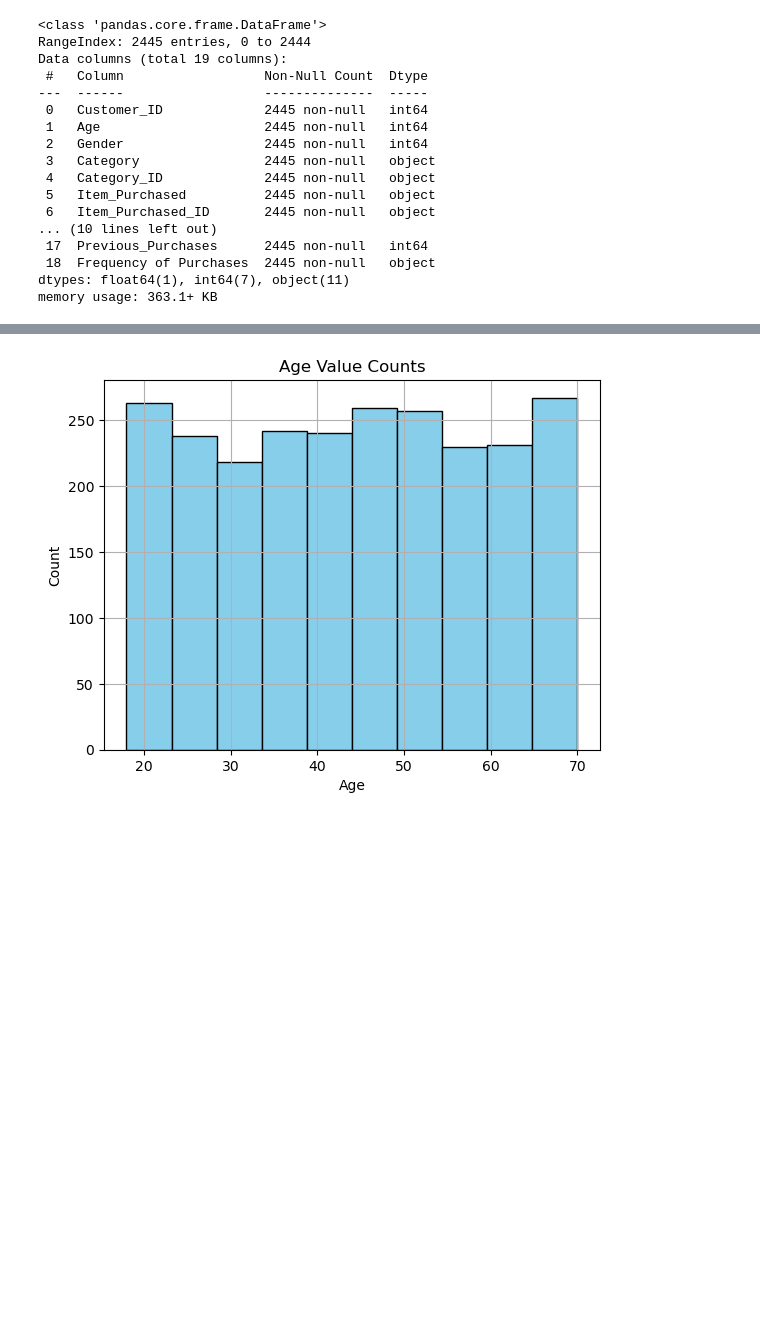
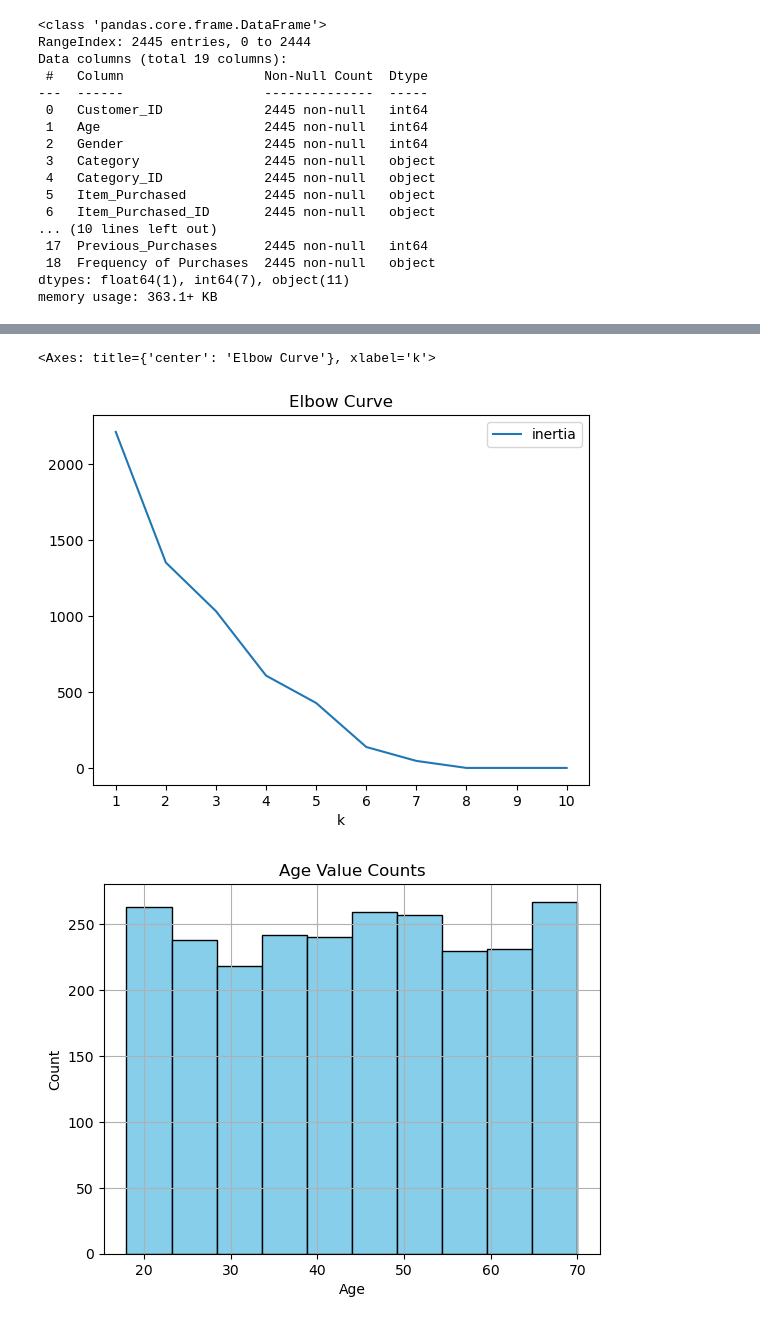
Before and after one commit to kylekerner/project2, a Jupyter notebook: project2.ipynb, the cells around one changed output, grey strips where cells are left out. Drawn from its saved outputs; the diff is of its cells as text; code cells hidden in the pictures; blank space fills up the shorter version.

```diff
--- a/project2.ipynb
+++ b/project2.ipynb
@@ -271,0 +301,31 @@ Name: count, dtype: int64
+# %%
+explore_df = consumer_df.copy()
+explore_SS = explore_df.drop(columns=['Category','Age', 'Item_Purchased', 'Review_Rating', 'Subscription Status', 'Previous_Purchases', 'Purchase_Amount (USD)','Customer_ID','Category_ID', 'Item_Purchased_ID', 'Location', 'Size', 'Color','Sku_ID', 'Season','Shipping_Type','Discount_Applied','Frequency of Purchases'])
+explore_encoded = pd.get_dummies(explore_df["Category"])
+explore_concat = pd.concat([explore_SS, explore_encoded], axis=1)
+explore_concat.head()
+model_explore = KMeans(n_clusters=8, n_init='auto')
+model_explore.fit(explore_concat)
+explore_segments = model_explore.predict(explore_concat)
+#explore_concat['segment'] = explore_segments
+#explore_concat.head()
+#explore_concat['segment'].value_counts()
+# %%
+# Create a a list to store inertia values and the values of k
+inertia = []
+k = list(range(1, 11))
+
+# Create a for-loop where each value of k is evaluated using the K-means algorithm
+# Fit the model using the service_ratings DataFrame
+# Append the value of the computed inertia from the `inertia_` attribute of the KMeans model instance
+for i in k:
+    k_model = KMeans(n_clusters=i, n_init='auto', random_state=0)
+    k_model.fit(explore_concat)
+    inertia.append(k_model.inertia_)
+
+# Define a DataFrame to hold the values for k and the corresponding inertia
+elbow_data = {"k": k, "inertia": inertia}
+df_elbow = pd.DataFrame(elbow_data)
+
+# Review the DataFrame
+df_elbow
@@ -272,3 +344,12 @@ Name: count, dtype: int64
+# %%
+# Plot the Elbow curve
+df_elbow.plot.line(x="k",
+                   y="inertia",
+                   title="Elbow Curve",
+                   xticks=k)
+# %% [output]
+<Axes: title={'center': 'Elbow Curve'}, xlabel='k'>
+[figure, added]
 # %%
 consumer_df['Age'].hist(bins=10, color='skyblue', edgecolor='black')
 plt.title('Age Value Counts')
```
Also changed, not shown: parts of 15 cells of this notebook.
